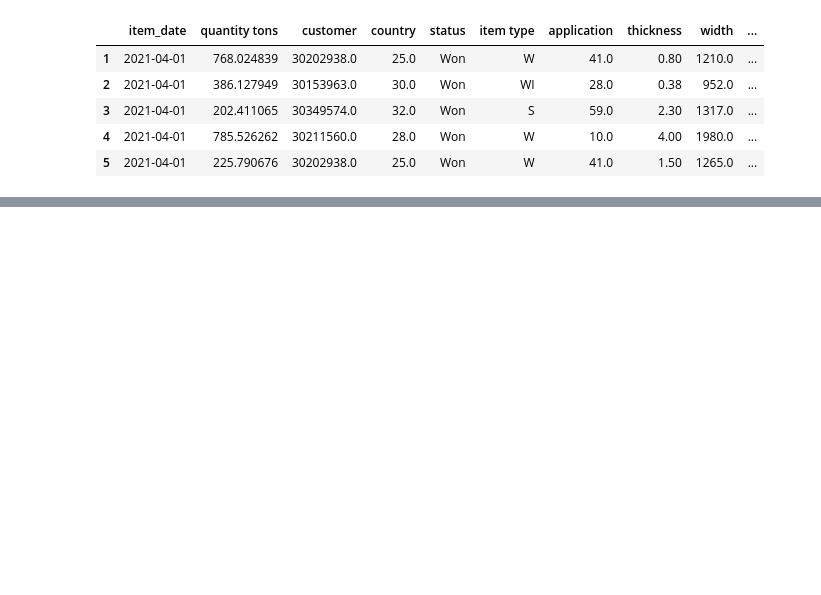
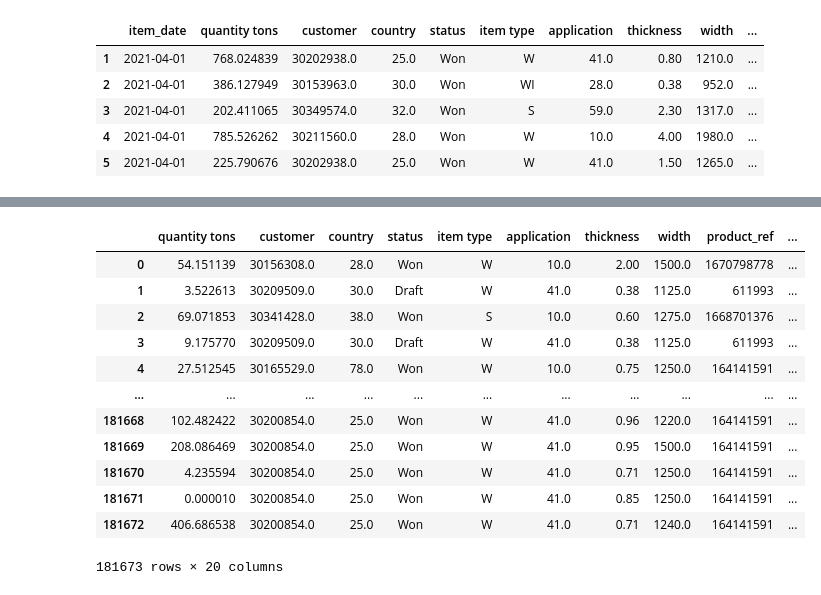
Before and after one commit to Prakash-Kani/Industrial-Copper-Modeling, a Jupyter notebook: Industrial_Dataset_EDA.ipynb, the cells around one changed output, grey strips where cells are left out. Cells and saved outputs as stored; diff of their text form; code cells hidden in the pictures; blank space fills up the shorter version.

```diff
--- a/Industrial_Dataset_EDA.ipynb
+++ b/Industrial_Dataset_EDA.ipynb
@@ -814,5 +817,5 @@ x_new = inconsitance_delivery_date_df.drop(['day_difference', 'item_date', 'deli
 # %%
 day_pred = model.predict(x_new)
 # %%
-inconsitance_delivery_date_df['day_difference'] = day_pred
+inconsitance_delivery_date_df1['day_difference'] = day_pred
 # %%
@@ -824,3 +827,6 @@ inconsitance_delivery_date_df.head()
 | 3 | 2021-04-01 | 202.411065 | 30349574.0 | 32.0 | Won | S | 59.0 | 2.30 | 1317.0 | ... |
 | 4 | 2021-04-01 | 785.526262 | 30211560.0 | 28.0 | Won | W | 10.0 | 4.00 | 1980.0 | ... |
 | 5 | 2021-04-01 | 225.790676 | 30202938.0 | 25.0 | Won | W | 41.0 | 1.50 | 1265.0 | ... |
+# %%
+inconsitance_delivery_date_df1['delivery_date'] = inconsitance_delivery_date_df1['item_date'] + pd.to_timedelta(inconsitance_delivery_date_df1['day_difference'], unit='D')
+inconsitance_delivery_date_df1.head()
@@ -833,9 +846,9 @@ def find_delivery_date(item_date, date_difference):
     delivery_date = result_date.strftime("%Y-%m-%d")
 
     return delivery_date
-inconsitance_delivery_date_df['item_date'] = pd.to_datetime(inconsitance_delivery_date_df['item_date'])
-inconsitance_delivery_date_df['delivery date'] = inconsitance_delivery_date_df.apply(lambda x: find_delivery_date(x['item_date'], x['day_difference']), axis=1)
-inconsitance_delivery_date_df.head()
+inconsitance_delivery_date_df1['item_date'] = pd.to_datetime(inconsitance_delivery_date_df1['item_date'])
+inconsitance_delivery_date_df1['delivery date'] = inconsitance_delivery_date_df1.apply(lambda x: find_delivery_date(x['item_date'], x['day_difference']), axis=1)
+inconsitance_delivery_date_df1.head()
 # %% [output]
 |  | item_date | quantity tons | customer | country | status | item type | application | thickness | width | ... |
 | 1 | 2021-04-01 | 768.024839 | 30202938.0 | 25.0 | Won | W | 41.0 | 0.80 | 1210.0 | ... |
@@ -863,0 +876,17 @@ copper_data_final
+# %%
+copper_data_final.drop(['item_date', 'delivery date'], axis =1, inplace = True )
+copper_data_final
+# %% [output]
+|  | quantity tons | customer | country | status | item type | application | thickness | width | product_ref | ... |
+| 0 | 54.151139 | 30156308.0 | 28.0 | Won | W | 10.0 | 2.00 | 1500.0 | 1670798778 | ... |
+| 1 | 3.522613 | 30209509.0 | 30.0 | Draft | W | 41.0 | 0.38 | 1125.0 | 611993 | ... |
+| 2 | 69.071853 | 30341428.0 | 38.0 | Won | S | 10.0 | 0.60 | 1275.0 | 1668701376 | ... |
+| 3 | 9.175770 | 30209509.0 | 30.0 | Draft | W | 41.0 | 0.38 | 1125.0 | 611993 | ... |
+| 4 | 27.512545 | 30165529.0 | 78.0 | Won | W | 10.0 | 0.75 | 1250.0 | 164141591 | ... |
+| ... | ... | ... | ... | ... | ... | ... | ... | ... | ... | ... |
+| 181668 | 102.482422 | 30200854.0 | 25.0 | Won | W | 41.0 | 0.96 | 1220.0 | 164141591 | ... |
+| 181669 | 208.086469 | 30200854.0 | 25.0 | Won | W | 41.0 | 0.95 | 1500.0 | 164141591 | ... |
+| 181670 | 4.235594 | 30200854.0 | 25.0 | Won | W | 41.0 | 0.71 | 1250.0 | 164141591 | ... |
+| 181671 | 0.000010 | 30200854.0 | 25.0 | Won | W | 41.0 | 0.85 | 1250.0 | 164141591 | ... |
+| 181672 | 406.686538 | 30200854.0 | 25.0 | Won | W | 41.0 | 0.71 | 1240.0 | 164141591 | ... |
+181673 rows × 20 columns
```
Also changed, not shown: parts of 46 cells of this notebook.
